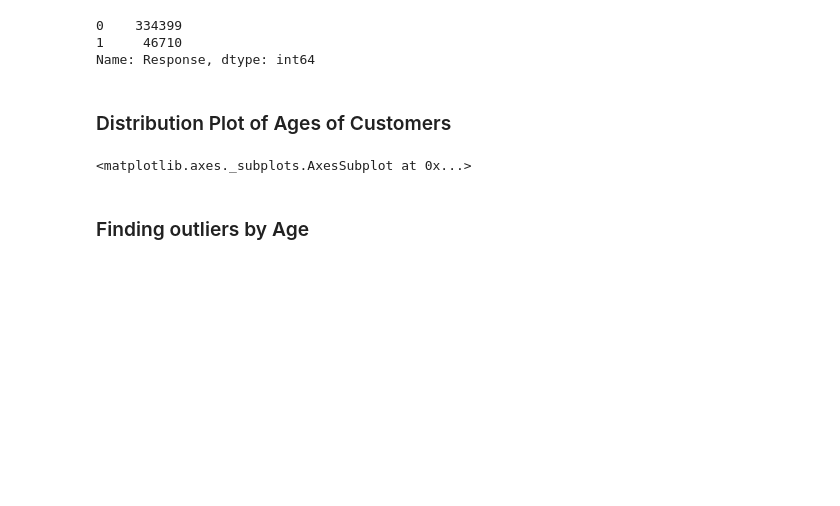
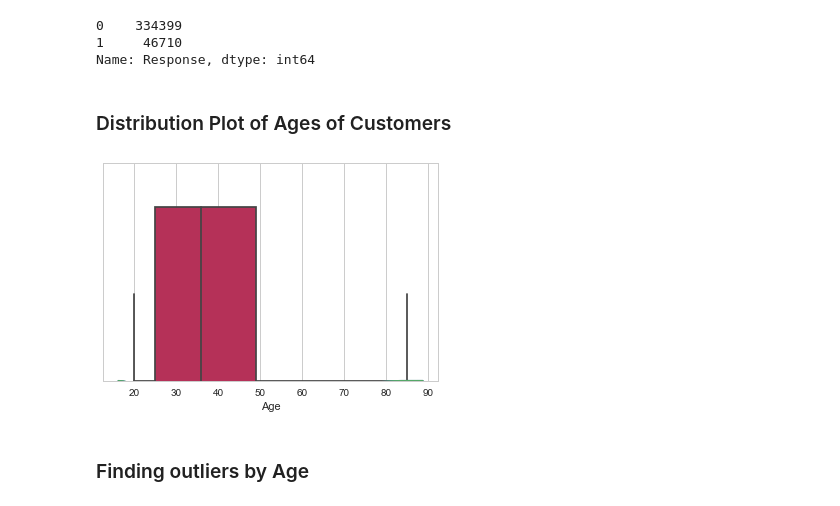
Before and after one commit to MananTaneja/MLDM_CaseStudy_Insurance, a Jupyter notebook: manan_review1(1).ipynb, the cells around one changed output. Cells and saved outputs as stored; diff of their text form; code cells hidden in the pictures; blank space fills up the shorter version.

```diff
--- a/manan_review1(1).ipynb
+++ b/manan_review1(1).ipynb
@@ -108,9 +108,10 @@ Name: Response, dtype: int64
 # %% [markdown]
 ### Distribution Plot of Ages of Customers
 # %%
-sns.distplot(train['Age'])
+cnp1=sns.distplot(train['Age'])
+plt.show(cnp1)
 # %% [output]
-<matplotlib.axes._subplots.AxesSubplot at 0x...>
+[figure, added]
 # %% [markdown]
 ### Finding outliers by Age
 # %%
```
Also changed, not shown: parts of 3 cells of this notebook.
